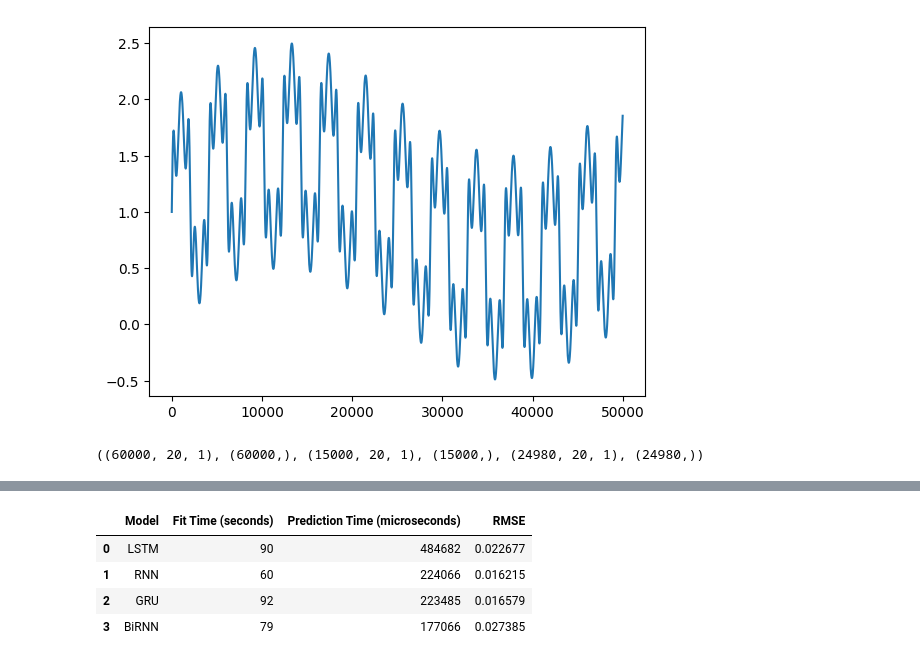
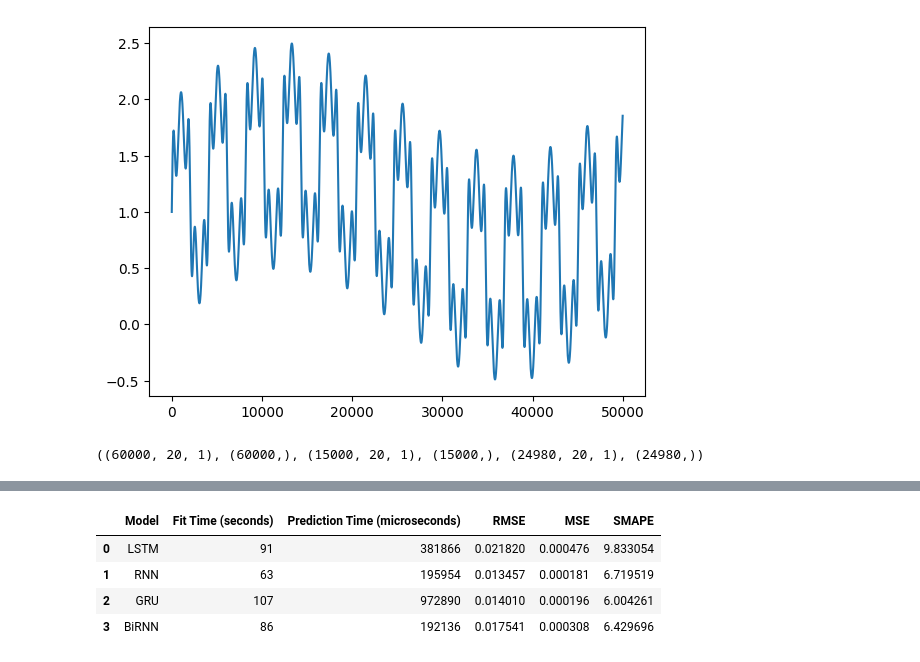
Before and after one commit to MUKIVA/rnn-perfomance-test, a Jupyter notebook: python/rnn_performance_test/main.ipynb, the cells around one changed output, grey strips where cells are left out. Drawn from its saved outputs; the diff is of its cells as text; code cells hidden in the pictures.

```diff
--- a/python/rnn_performance_test/main.ipynb
+++ b/python/rnn_performance_test/main.ipynb
@@ -307,5 +307,11 @@ def draw_predictions(start: int, end: int, results: pd.DataFrame):
     axs[3].grid()
 
     plt.show()
+
+def calc_smape(y_true: np.ndarray , y_pred: np.ndarray):
+    numerator = np.abs(y_true - y_pred)
+    denominator = (np.abs(y_true) + np.abs(y_pred)) / 2
+    smape_value = np.mean(numerator / denominator) * 100  # В процентах
+    return smape_value
 # %%
 draw_predictions(59000, 60000, train_results)
@@ -363,21 +373,37 @@ draw_predictions(0, len(test_results), test_results)
 # %%
 # metrics
 rmse = []
 rmse.append(np.sqrt(np.mean((test_results['Actual'] - test_results['Predictions (LSTM)']) ** 2)))
 rmse.append(np.sqrt(np.mean((test_results['Actual'] - test_results['Predictions (RNN)']) ** 2)))
 rmse.append(np.sqrt(np.mean((test_results['Actual'] - test_results['Predictions (GRU)']) ** 2)))
 rmse.append(np.sqrt(np.mean((test_results['Actual'] - test_results['Predictions (BiRNN)']) ** 2)))
 
+mse = []
+mse.append(np.mean((test_results['Actual'] - test_results['Predictions (LSTM)']) ** 2))
+mse.append(np.mean((test_results['Actual'] - test_results['Predictions (RNN)']) ** 2))
+mse.append(np.mean((test_results['Actual'] - test_results['Predictions (GRU)']) ** 2))
+mse.append(np.mean((test_results['Actual'] - test_results['Predictions (BiRNN)']) ** 2))
+
+smape = []
+y_true = test_results['Actual'].to_numpy()
+smape.append(calc_smape(y_true, test_results['Predictions (LSTM)'].to_numpy()))
+smape.append(calc_smape(y_true, test_results['Predictions (RNN)'].to_numpy()))
+smape.append(calc_smape(y_true, test_results['Predictions (GRU)'].to_numpy()))
+smape.append(calc_smape(y_true, test_results['Predictions (BiRNN)'].to_numpy()))
+
+
 metrics_frame = pd.DataFrame(data={
     'Model': ['LSTM', 'RNN', 'GRU', 'BiRNN'],
     'Fit Time (seconds)': [lstm_fit_time.seconds, rnn_fit_time.seconds, gru_fit_time.seconds, birnn_fit_time.seconds],
     'Prediction Time (microseconds)': [lstm_prediction_time.microseconds, rnn_prediction_time.microseconds, gru_prediction_time.microseconds, birnn_prediction_time.microseconds],
-    'RMSE': rmse
+    'RMSE': rmse,
+    'MSE': mse,
+    'SMAPE': smape
 })
 metrics_frame
 # %% [output]
-|  | Model | Fit Time (seconds) | Prediction Time (microseconds) | RMSE |
-| 0 | LSTM | 90 | 484682 | 0.022677 |
-| 1 | RNN | 60 | 224066 | 0.016215 |
-| 2 | GRU | 92 | 223485 | 0.016579 |
-| 3 | BiRNN | 79 | 177066 | 0.027385 |
+|  | Model | Fit Time (seconds) | Prediction Time (microseconds) | RMSE | MSE | SMAPE |
+| 0 | LSTM | 91 | 381866 | 0.021820 | 0.000476 | 9.833054 |
+| 1 | RNN | 63 | 195954 | 0.013457 | 0.000181 | 6.719519 |
+| 2 | GRU | 107 | 972890 | 0.014010 | 0.000196 | 6.004261 |
+| 3 | BiRNN | 86 | 192136 | 0.017541 | 0.000308 | 6.429696 |
```
Also changed, not shown: parts of 7 cells of this notebook, 4 other files.
